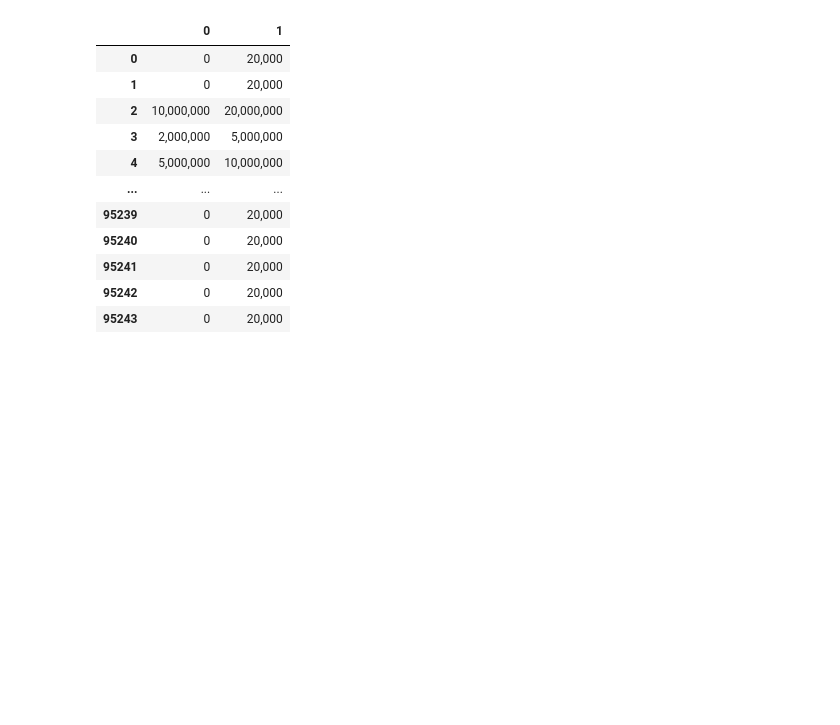
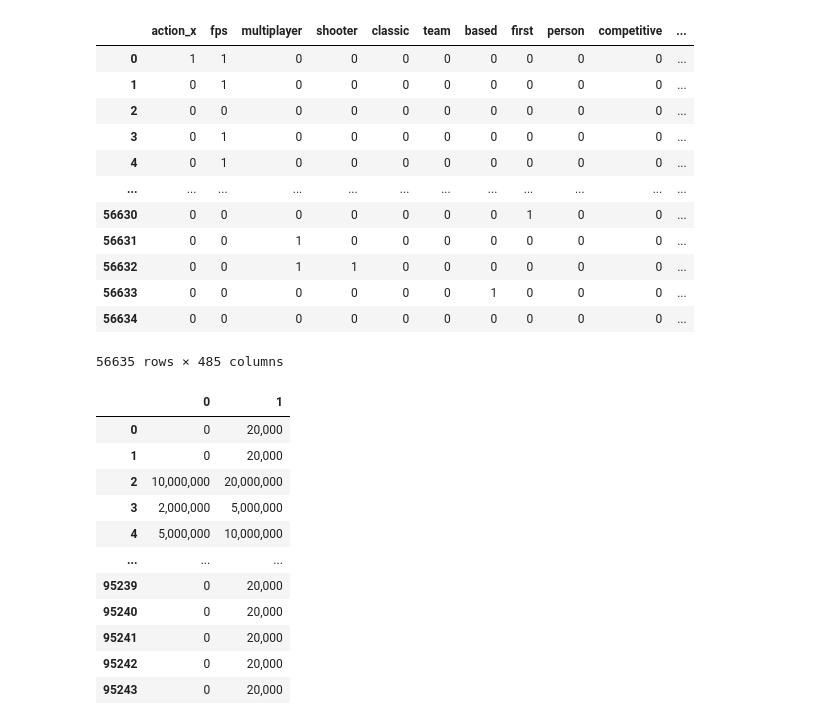
Before and after one commit to SarahZ22/Steam_Data_Analysis, a Jupyter notebook: cleaning_final_project_data.ipynb, the cells around one changed output. Cells and saved outputs as stored; diff of their text form; code cells hidden in the pictures; blank space fills up the shorter version.

```diff
--- a/cleaning_final_project_data.ipynb
+++ b/cleaning_final_project_data.ipynb
@@ -15,0 +47,6 @@ steam_data.head()
+# %%
+from sklearn.feature_extraction.text import CountVectorizer
+genres=steam_data['clean_genres'].dropna().str.replace("'", '').str.replace('[', '').str.replace(']', '')
+count_vec=CountVectorizer()
+encoded=count_vec.fit_transform(genres)
+count_vec.vocabulary_
@@ -15,0 +71,3 @@ steam_data.head()
+# %%
+encoded_genres= pd.DataFrame(encoded.toarray(), columns=count_vec.vocabulary_)
+encoded_genres
@@ -16,3 +153,20 @@ steam_data.head()
+# %%
+encoded_merge = encoded_tags.merge(encoded_genres,left_index=True, right_index=True)
+encoded_merge
+# %% [output]
+|  | action_x | fps | multiplayer | shooter | classic | team | based | first | person | competitive | ... |
+| 0 | 1 | 1 | 0 | 0 | 0 | 0 | 0 | 0 | 0 | 0 | ... |
+| 1 | 0 | 1 | 0 | 0 | 0 | 0 | 0 | 0 | 0 | 0 | ... |
+| 2 | 0 | 0 | 0 | 0 | 0 | 0 | 0 | 0 | 0 | 0 | ... |
+| 3 | 0 | 1 | 0 | 0 | 0 | 0 | 0 | 0 | 0 | 0 | ... |
+| 4 | 0 | 1 | 0 | 0 | 0 | 0 | 0 | 0 | 0 | 0 | ... |
+| ... | ... | ... | ... | ... | ... | ... | ... | ... | ... | ... | ... |
+| 56630 | 0 | 0 | 0 | 0 | 0 | 0 | 0 | 1 | 0 | 0 | ... |
+| 56631 | 0 | 0 | 1 | 0 | 0 | 0 | 0 | 0 | 0 | 0 | ... |
+| 56632 | 0 | 0 | 1 | 1 | 0 | 0 | 0 | 0 | 0 | 0 | ... |
+| 56633 | 0 | 0 | 0 | 0 | 0 | 0 | 1 | 0 | 0 | 0 | ... |
+| 56634 | 0 | 0 | 0 | 0 | 0 | 0 | 0 | 0 | 0 | 0 | ... |
+56635 rows × 485 columns
 # %%
 new = steam_data["Owners"].str.split("Â ..Â ", n = 1, expand = True)
 steam_data['Owners'].dtypes
```
Also changed, not shown: parts of 47 cells of this notebook, 1 other file.
